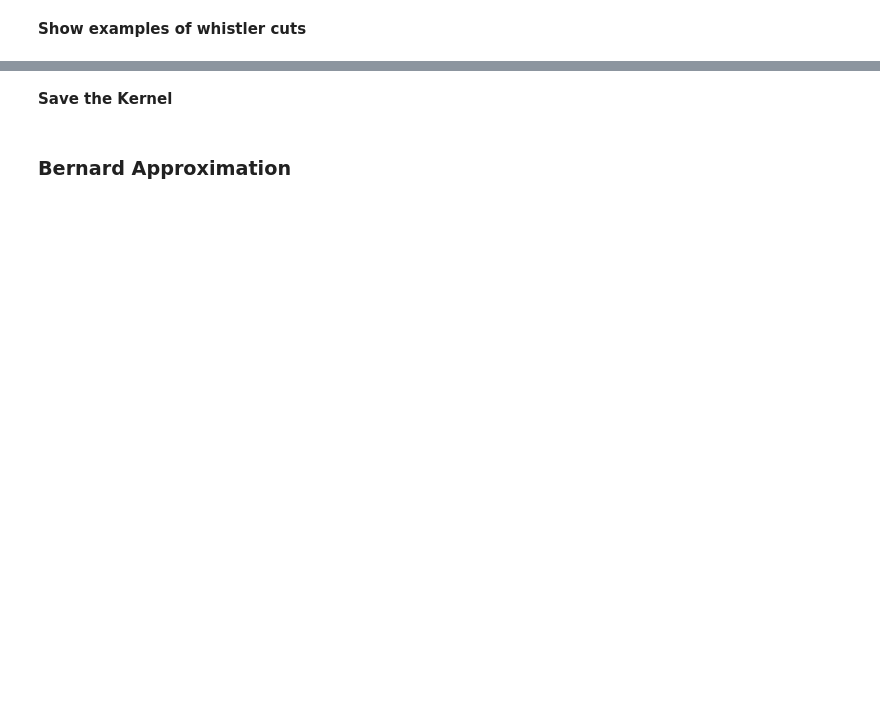
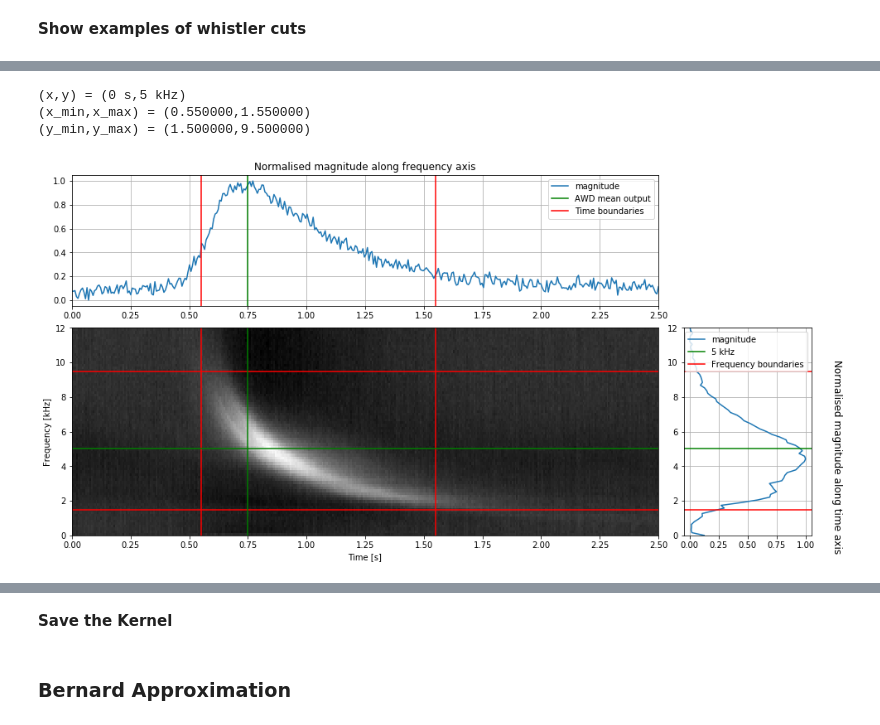
Before and after one commit to Kojey/MSc-whistler-waves-detector, a Jupyter notebook: ipy/report/chapter5_2.ipynb, the cells around one changed output, grey strips where cells are left out. Cells and saved outputs as stored; diff of their text form; code cells hidden in the pictures; blank space fills up the shorter version.

```diff
--- a/ipy/report/chapter5_2.ipynb
+++ b/ipy/report/chapter5_2.ipynb
@@ -60,0 +78,62 @@ plt.show()
+# %%
+time_max, freq_max = 2.5, 12
+# peak coordinate of whistlers
+x_c, y_c = time_max*0.3, 5
+print("(x,y) = (%d s,%d kHz)" %(x_c, y_c))
+
+x_axis = np.linspace(0,time_max, X_mean.shape[1])
+y_axis = np.linspace(0,freq_max, X_mean.shape[0])
+X_t, X_f = X_mean.sum(axis=0), X_mean.sum(axis=1)
+X_t, X_f = (X_t-X_t.min())/(X_t.max()-X_t.min()), (X_f-X_f.min())/(X_f.max()-X_f.min())
+
+fig = plt.figure(figsize=(16,8))
+grid = plt.GridSpec(5, 5, wspace=0.2, hspace=0.4)
+spec_ax = fig.add_subplot(grid[2:, 0:-1])
+time_ax = fig.add_subplot(grid[:2, 0:-1], sharex=spec_ax)
+freq_ax = fig.add_subplot(grid[2:, -1], sharey=spec_ax)
+
+x_min, x_max = x_c-0.2, x_c+0.8
+y_min, y_max = 1.5, 9.5
+print("(x_min,x_max) = (%f,%f)" %(x_min, x_max))
+print("(y_min,y_max) = (%f,%f)" %(y_min, y_max))
+
+
+spec_ax.autoscale(enable=True, axis='x', tight=True)
+spec_ax.autoscale(enable=True, axis='y', tight=True)
+time_ax.autoscale(enable=True, axis='x', tight=True)
+freq_ax.autoscale(enable=True, axis='y', tight=True)
+# spectrogram
+spec_ax.pcolormesh(x_axis, y_axis, X_mean, cmap='gray')
+spec_ax.axvline(x_min, color='r')
+spec_ax.axvline(x_max, color='r')
+spec_ax.axhline(y_min, color='r')
+spec_ax.axhline(y_max, color='r')
+spec_ax.axhline(y_c, color='g')
+spec_ax.axvline(x_c, color='g')
+spec_ax.set_xticks(np.linspace(0, time_max, 10+1))
+spec_ax.set(xlabel='Time [s]', ylabel='Frequency [kHz]')
+# time and freq cumulation
+# time cum
+time_ax.plot(x_axis,X_t)
+time_ax.axvline(x_c, color='g')
+time_ax.axvline(x_min, color='r')
+time_ax.axvline(x_max, color='r')
+# time_ax.set(xlabel='Time [s]', ylabel='Normalised cumulation')
+time_ax.legend(['magnitude', 'AWD mean output', 'Time boundaries'])
+time_ax.set_title('Normalised magnitude along frequency axis')
+time_ax.grid()
+# freq cum
+freq_ax.plot(X_f,y_axis)
+freq_ax.axhline(y_c, color='g')
+freq_ax.axhline(y_min, color='r')
+freq_ax.axhline(y_max, color='r')
+freq_ax.set_title('Normalised magnitude along time axis', rotation=270, x=1.2, y=-0.1)
+freq_ax.legend(['magnitude', '5 kHz', 'Frequency boundaries'], loc='upper right')
+# freq_ax.set_xticks(np.linspace(0, freq_max, freq_max+1))
+freq_ax.grid()
+plt.show()
+# %% [output]
+(x,y) = (0 s,5 kHz)
+(x_min,x_max) = (0.550000,1.550000)
+(y_min,y_max) = (1.500000,9.500000)
+[figure, added]
```
Also changed, not shown: parts of 14 cells of this notebook, 2 other files.
